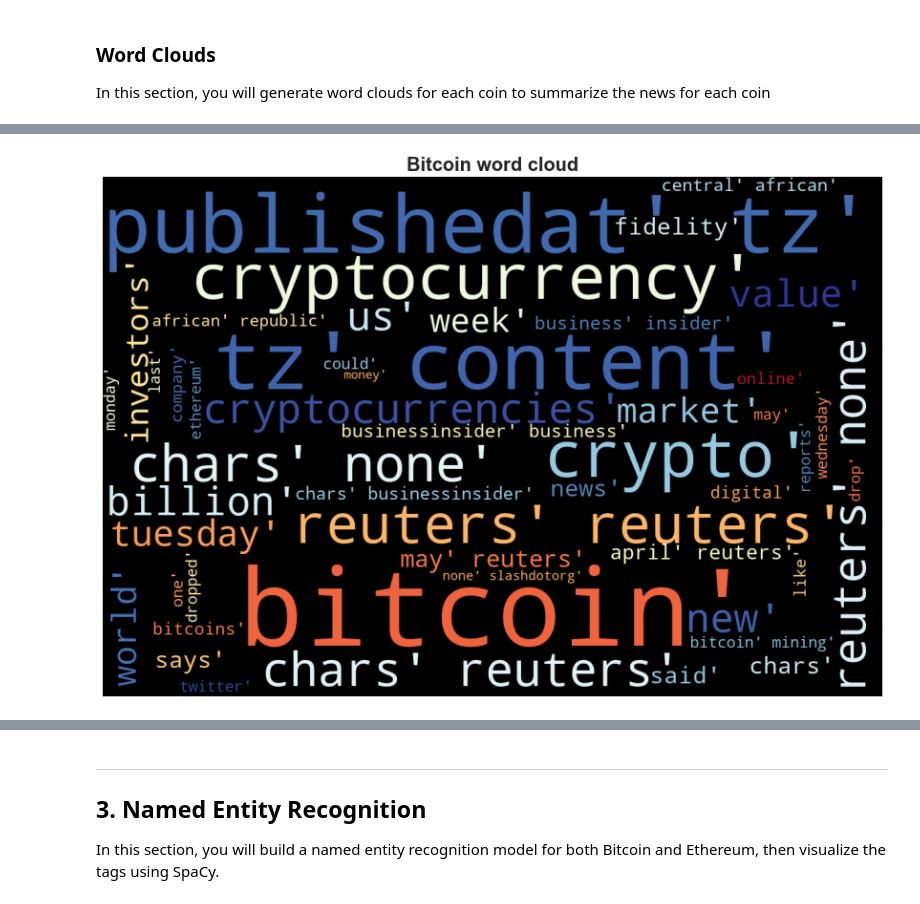
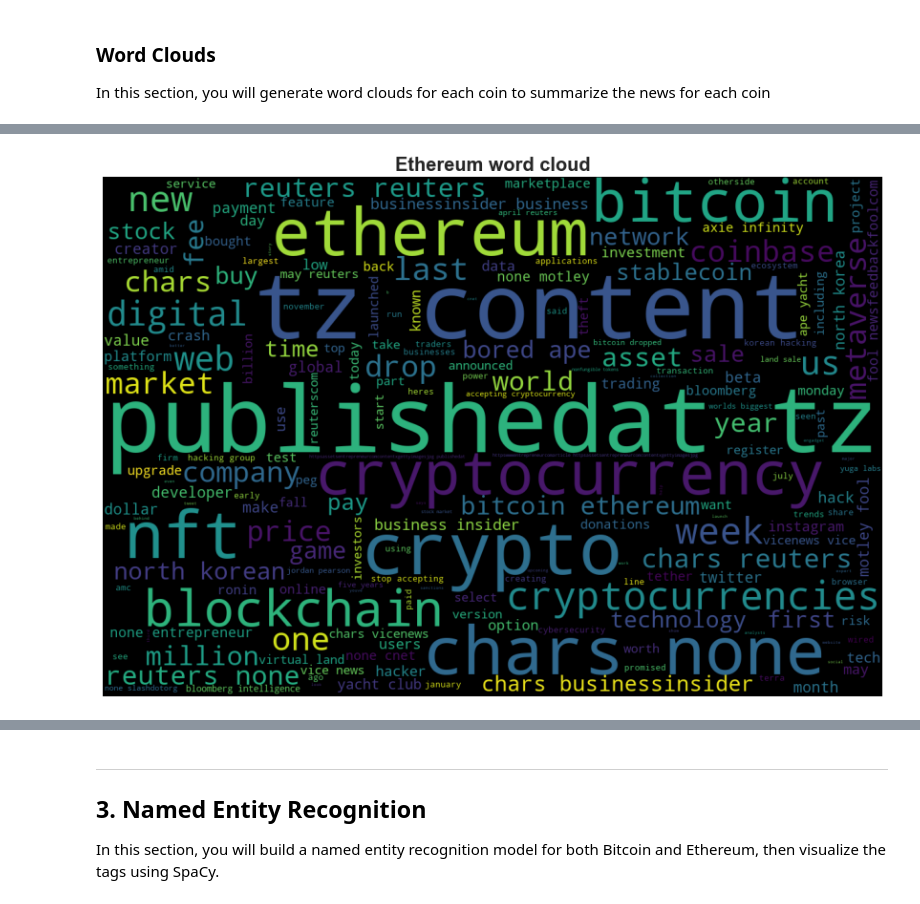
Before and after one commit to keanumanson/NLP-homework, a Jupyter notebook: crypto_sentiment.ipynb, the cells around one changed output, grey strips where cells are left out. Drawn from its saved outputs; the diff is of its cells as text; code cells hidden in the pictures.

```diff
--- a/crypto_sentiment.ipynb
+++ b/crypto_sentiment.ipynb
@@ -424,13 +435,11 @@ mpl.rcParams['figure.figsize'] = [20.0, 10.0]
 # %%
-# Generate the Bitcoin word cloud
-btc_wordcloud_words = str(tokenizer(btc_articles)) #TypeError: expected string or bytes-like object, to fix reset variable as a string
+# Generate the Ethereum word cloud
+eth_wordcloud_words = eth_wordcloud_words.replace("'", "")
 
-
-wordcloud = WordCloud(colormap="RdYlBu", width=1200, height=800, max_words=50).generate(btc_wordcloud_words)
+wordcloud = WordCloud(width=1200, height=800).generate(eth_wordcloud_words)
 plt.imshow(wordcloud)
 plt.axis("off")
-fontdict = {"fontsize": 20, "fontweight": "bold"}
-plt.title("Bitcoin word cloud", fontdict=fontdict)
+plt.title("Ethereum word cloud", fontdict=fontdict)
 plt.show()
 # %% [output]
-[figure, old version]
+[figure, new version]
```
Also changed, not shown: parts of 28 cells of this notebook.
